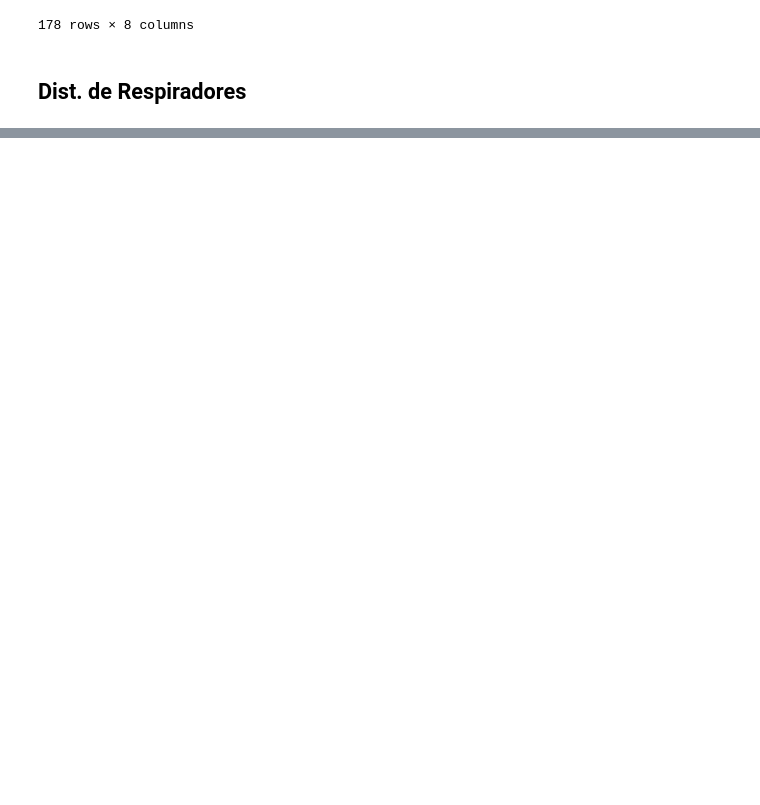
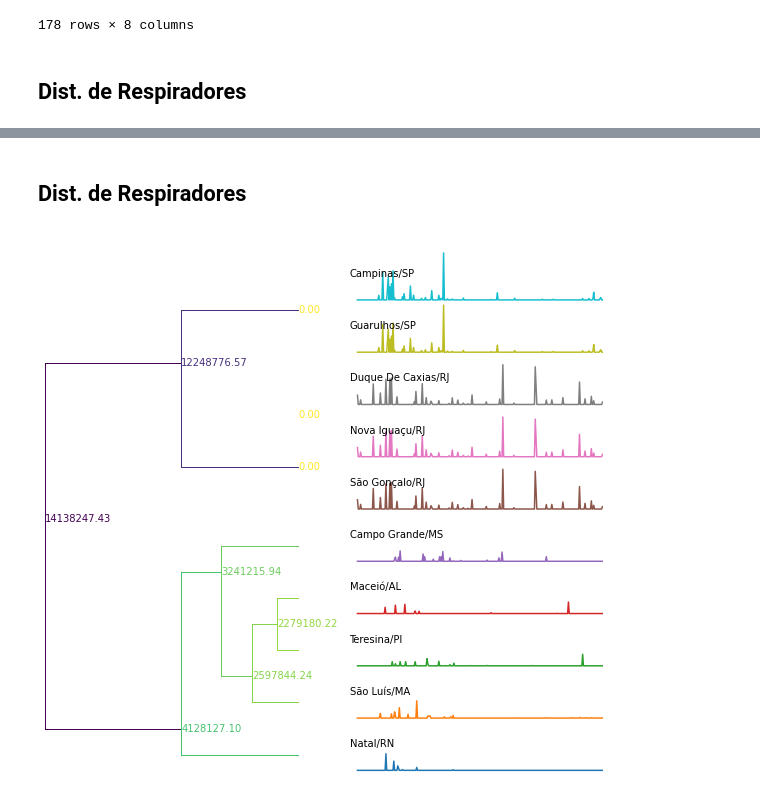
Before and after one commit to felipemfp/kdd-covid19-brazil, a Jupyter notebook: notebooks/Data Processing.ipynb, the cells around one changed output, grey strips where cells are left out. Cells and saved outputs as stored; diff of their text form; code cells hidden in the pictures; blank space fills up the shorter version.

```diff
--- a/notebooks/Data Processing.ipynb
+++ b/notebooks/Data Processing.ipynb
@@ -631,0 +730,7 @@ get_respirador_dataset('Natal', 'RN')
+# %% [markdown]
+## Dist. de Respiradores
+# %%
+timeseries = get_timeseries(get_respirador_dataset, ['cidade', 'uf'], 'ENTREGA', 'VALOR')
+respirador_model, respirador_cluster_idx = get_clustering_model(timeseries)
+# %% [output]
+[figure, added]
```
Also changed, not shown: parts of 16 cells of this notebook, 2 other files.
